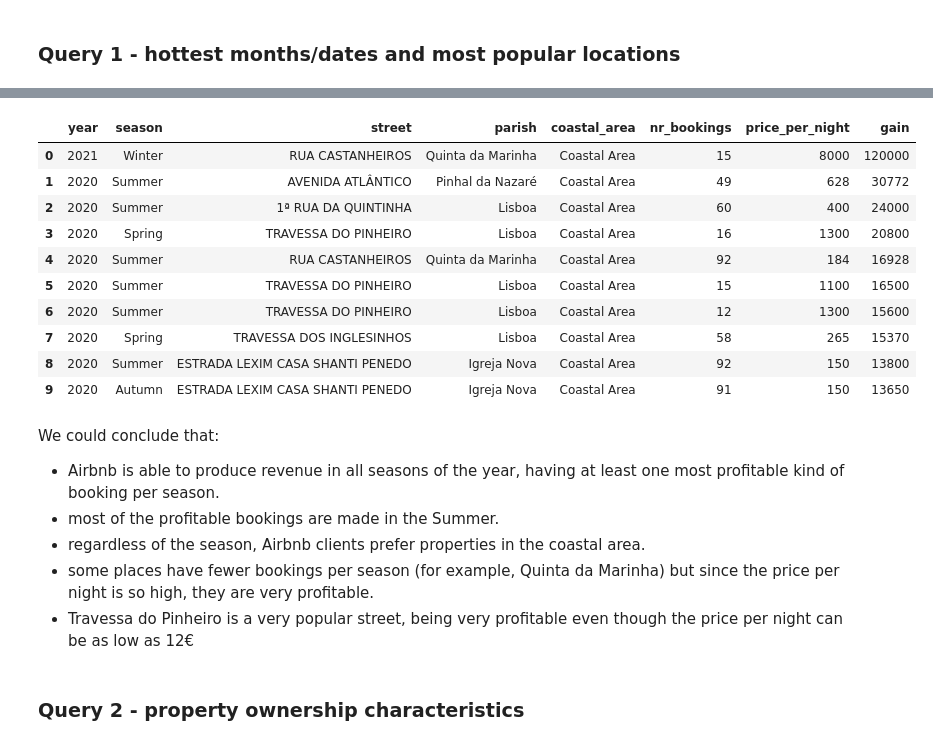
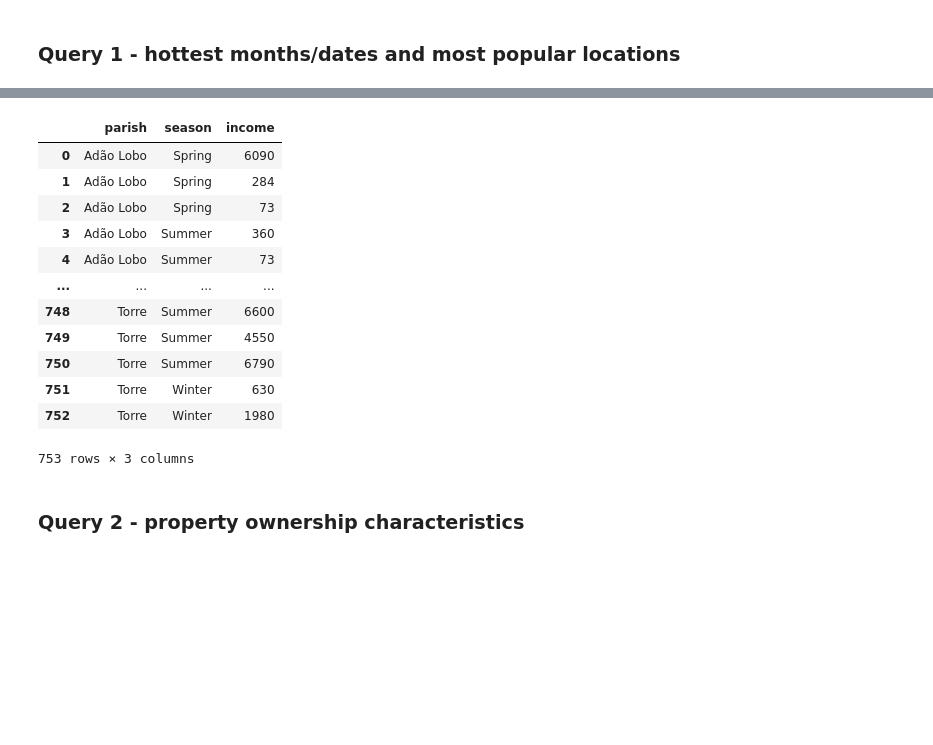
Before and after one commit to beatriz-lima/TPD-Airbnb-Data, a Jupyter notebook: Notebooks/TPD_PhaseIII_012.ipynb, the cells around one changed output, grey strips where cells are left out. Saved outputs shown, nothing was run; the diff lists cells and outputs as text; code cells hidden in the pictures; blank space fills up the shorter version.

```diff
--- a/Notebooks/TPD_PhaseIII_012.ipynb
+++ b/Notebooks/TPD_PhaseIII_012.ipynb
@@ -76,27 +93,30 @@ ORDER BY gain DESC
+# %%
+query_11 = """
+SELECT l.parish, d.season, count(*)*b.price_per_night as income
+FROM date d, booking b, location l
+WHERE b.date_id = d.date_id
+AND b.location_id = l.location_id
+GROUP BY l.parish, d.season, b.price_per_night
+"""
 # %%
 conn = pg.connect(host = db.server_host,database = db.dbname, user = db.dbusername,password = db.dbpassword,sslmode=db.sslmode)
-q1_df = sqlio.read_sql_query(query1, conn)
+q1_df = sqlio.read_sql_query(query_11, conn)
 # %%
-q1_df.head(10)
+q1_df
 # %% [output]
-|  | year | season | street | parish | coastal_area | nr_bookings | price_per_night | gain |
-| 0 | 2021 | Winter | RUA CASTANHEIROS | Quinta da Marinha | Coastal Area | 15 | 8000 | 120000 |
-| 1 | 2020 | Summer | AVENIDA ATLÂNTICO | Pinhal da Nazaré | Coastal Area | 49 | 628 | 30772 |
-| 2 | 2020 | Summer | 1ª RUA DA QUINTINHA | Lisboa | Coastal Area | 60 | 400 | 24000 |
-| 3 | 2020 | Spring | TRAVESSA DO PINHEIRO | Lisboa | Coastal Area | 16 | 1300 | 20800 |
-| 4 | 2020 | Summer | RUA CASTANHEIROS | Quinta da Marinha | Coastal Area | 92 | 184 | 16928 |
-| 5 | 2020 | Summer | TRAVESSA DO PINHEIRO | Lisboa | Coastal Area | 15 | 1100 | 16500 |
-| 6 | 2020 | Summer | TRAVESSA DO PINHEIRO | Lisboa | Coastal Area | 12 | 1300 | 15600 |
-| 7 | 2020 | Spring | TRAVESSA DOS INGLESINHOS | Lisboa | Coastal Area | 58 | 265 | 15370 |
-| 8 | 2020 | Summer | ESTRADA LEXIM CASA SHANTI PENEDO | Igreja Nova | Coastal Area | 92 | 150 | 13800 |
-| 9 | 2020 | Autumn | ESTRADA LEXIM CASA SHANTI PENEDO | Igreja Nova | Coastal Area | 91 | 150 | 13650 |
+|  | parish | season | income |
+| 0 | Adão Lobo | Spring | 6090 |
+| 1 | Adão Lobo | Spring | 284 |
+| 2 | Adão Lobo | Spring | 73 |
+| 3 | Adão Lobo | Summer | 360 |
+| 4 | Adão Lobo | Summer | 73 |
+| ... | ... | ... | ... |
+| 748 | Torre | Summer | 6600 |
+| 749 | Torre | Summer | 4550 |
+| 750 | Torre | Summer | 6790 |
+| 751 | Torre | Winter | 630 |
+| 752 | Torre | Winter | 1980 |
+753 rows × 3 columns
-# %% [markdown]
-We could conclude that:
-- Airbnb is able to produce revenue in all seasons of the year, having at least one most profitable kind of booking per season.
-- most of the profitable bookings are made in the Summer.
-- regardless of the season, Airbnb clients prefer properties in the coastal area.
-- some places have fewer bookings per season (for example, Quinta da Marinha) but since the price per night is so high, they are very profitable.
-- Travessa do Pinheiro is a very popular street, being very profitable even though the price per night can be as low as 12€
 # %% [markdown]
 ### Query 2 - property ownership characteristics
 # %%
```
Also changed, not shown: parts of 4 cells of this notebook.
